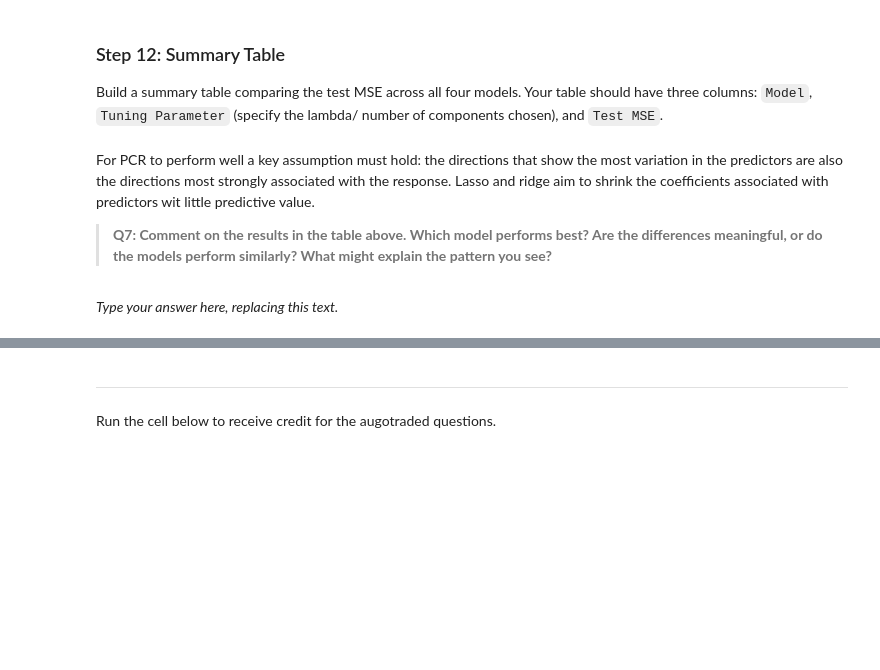
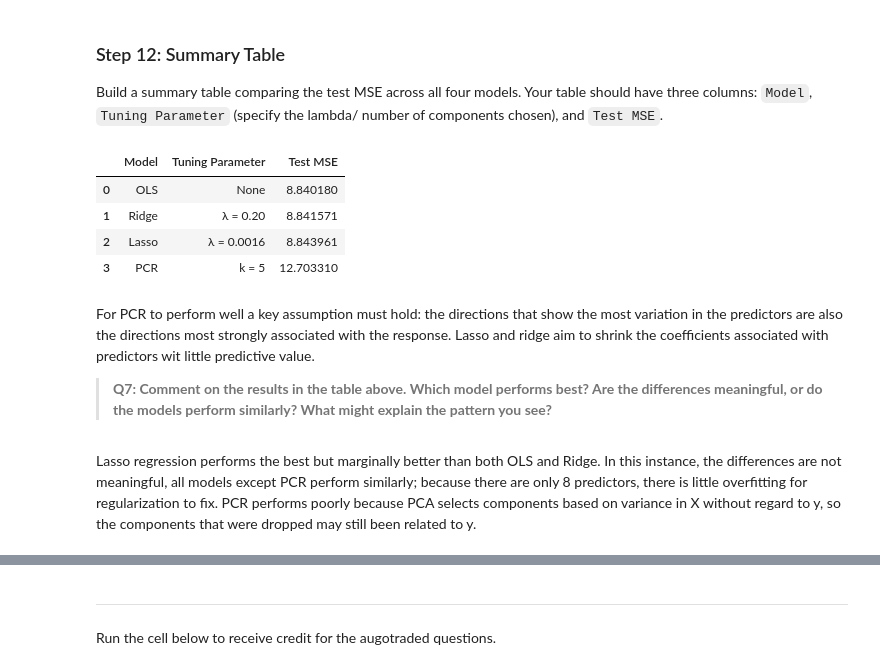
Before and after one commit to sandovaljoaquin/assignment-3, a Jupyter notebook: task1/hw3-task1.ipynb, the cells around one changed output, grey strips where cells are left out. Saved outputs shown, nothing was run; the diff lists cells and outputs as text; code cells hidden in the pictures; blank space fills up the shorter version.

```diff
--- a/task1/hw3-task1.ipynb
+++ b/task1/hw3-task1.ipynb
@@ -503,16 +525,15 @@ PCR follows four concrete steps:
 You have already done steps 1 and 2. Now, set `best_k` based on the "elbow" or ~90% cumulative variance threshold from your plot above. Then carry out steps 3 and 4 by initializing `PCA(n_components = best_k`), transforming with `X_train_scaled` and `X_test_scaled`, and then fitting a `LinearRegression` with this transformed data.
 # %%
 # Set k based on the elbow / ~90% cumulative variance threshold in the plot above
-best_k = ...
+best_k = 5
+pca_final = PCA(n_components= best_k).fit(X_train_scaled)
+X_train_pca = pca_final.transform(X_train_scaled)
+X_test_pca  = pca_final.transform(X_test_scaled)
 
-pca_final = ...
-X_train_pca = ...
-X_test_pca  = ...
-
-ols_pcr = ...
-
-y_pred_pcr = ...
-mse_pcr = ...
+ols_pcr = LinearRegression()
+ols_pcr.fit(X_train_pca, y_train)
+y_pred_pcr = ols_pcr.predict(X_test_pca)
+mse_pcr = mean_squared_error(y_test, y_pred_pcr)
 # %% [markdown]
 <!-- BEGIN QUESTION -->
 
@@ -533,12 +554,25 @@ Now that all four models have been fitted and evaluated, bring the results toget
 ### Step 12: Summary Table
 
 Build a summary table comparing the test MSE across all four models. Your table should have three columns: `Model`, `Tuning Parameter` (specify the lambda/ number of components chosen), and `Test MSE`.
+# %%
+# Summary Table
+pd.DataFrame({
+    "Model": ['OLS', 'Ridge', 'Lasso', 'PCR' ],
+    "Tuning Parameter": ['None', 'λ = 0.20', 'λ = 0.0016', 'k = 5'],
+    "Test MSE": [mse_ols, mse_lcv, mse_rcv, mse_pcr]
+})
+# %% [output]
+|  | Model | Tuning Parameter | Test MSE |
+| 0 | OLS | None | 8.840180 |
+| 1 | Ridge | λ = 0.20 | 8.841571 |
+| 2 | Lasso | λ = 0.0016 | 8.843961 |
+| 3 | PCR | k = 5 | 12.703310 |
 # %% [markdown]
 For PCR to perform well a key assumption must hold: the directions that show the most variation in the predictors are also the directions most strongly associated with the response. Lasso and ridge aim to shrink the coefficients associated with predictors wit little predictive value.
 
 > **Q7: Comment on the results in the table above. Which model performs best? Are the differences meaningful, or do the models perform similarly? What might explain the pattern you see?**
 # %% [markdown]
-_Type your answer here, replacing this text._
+Lasso regression performs the best but marginally better than both OLS and Ridge. In this instance, the differences are not meaningful, all models except PCR perform similarly; because there are only 8 predictors, there is little overfitting for regularization to fix. PCR performs poorly because PCA selects components based on variance in X without regard to y, so the components that were dropped may still been related to y.
 # %% [markdown]
 <!-- END QUESTION -->
 # %% [markdown]
```
Also changed, not shown: parts of 7 cells of this notebook.
